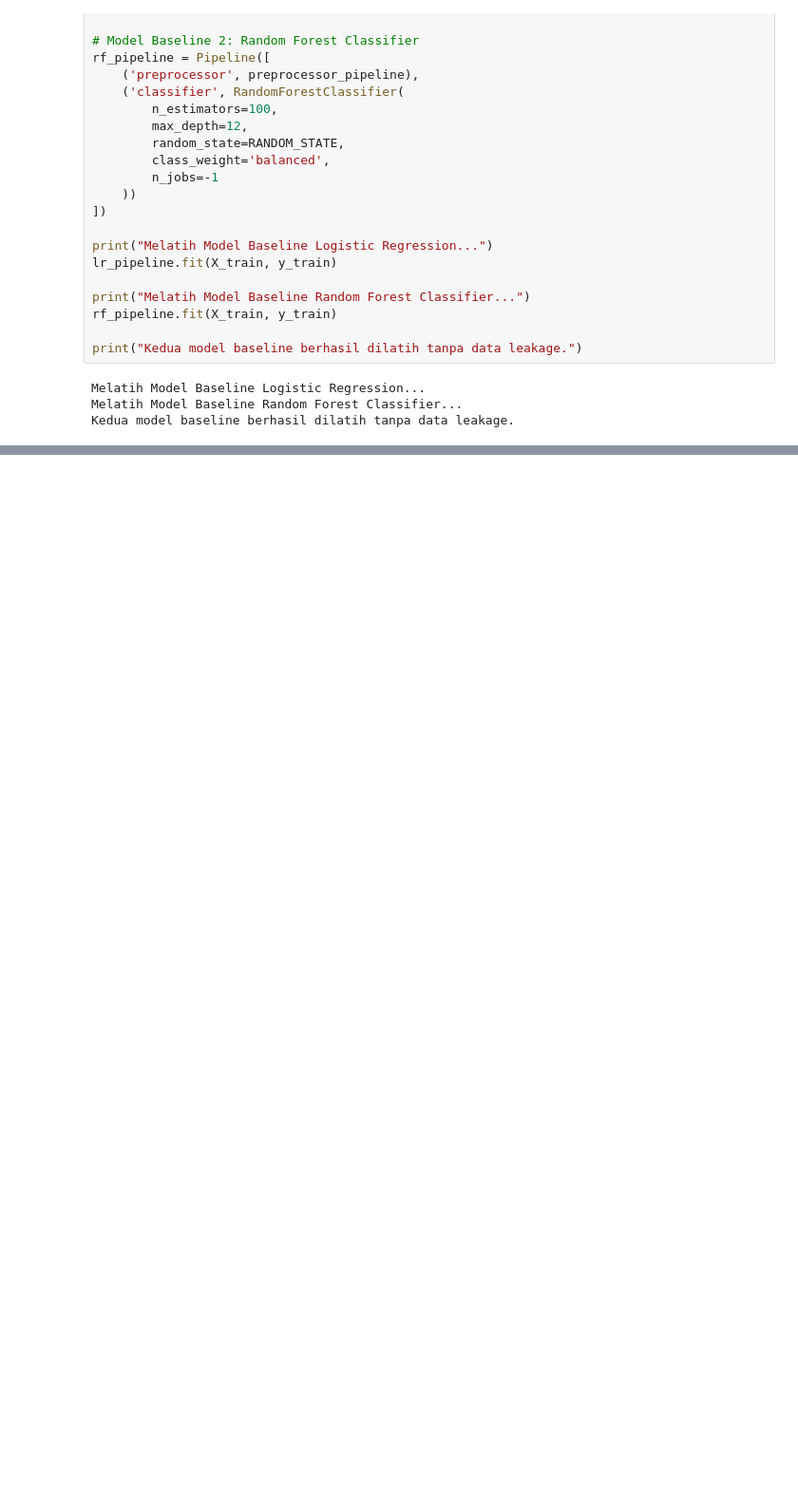
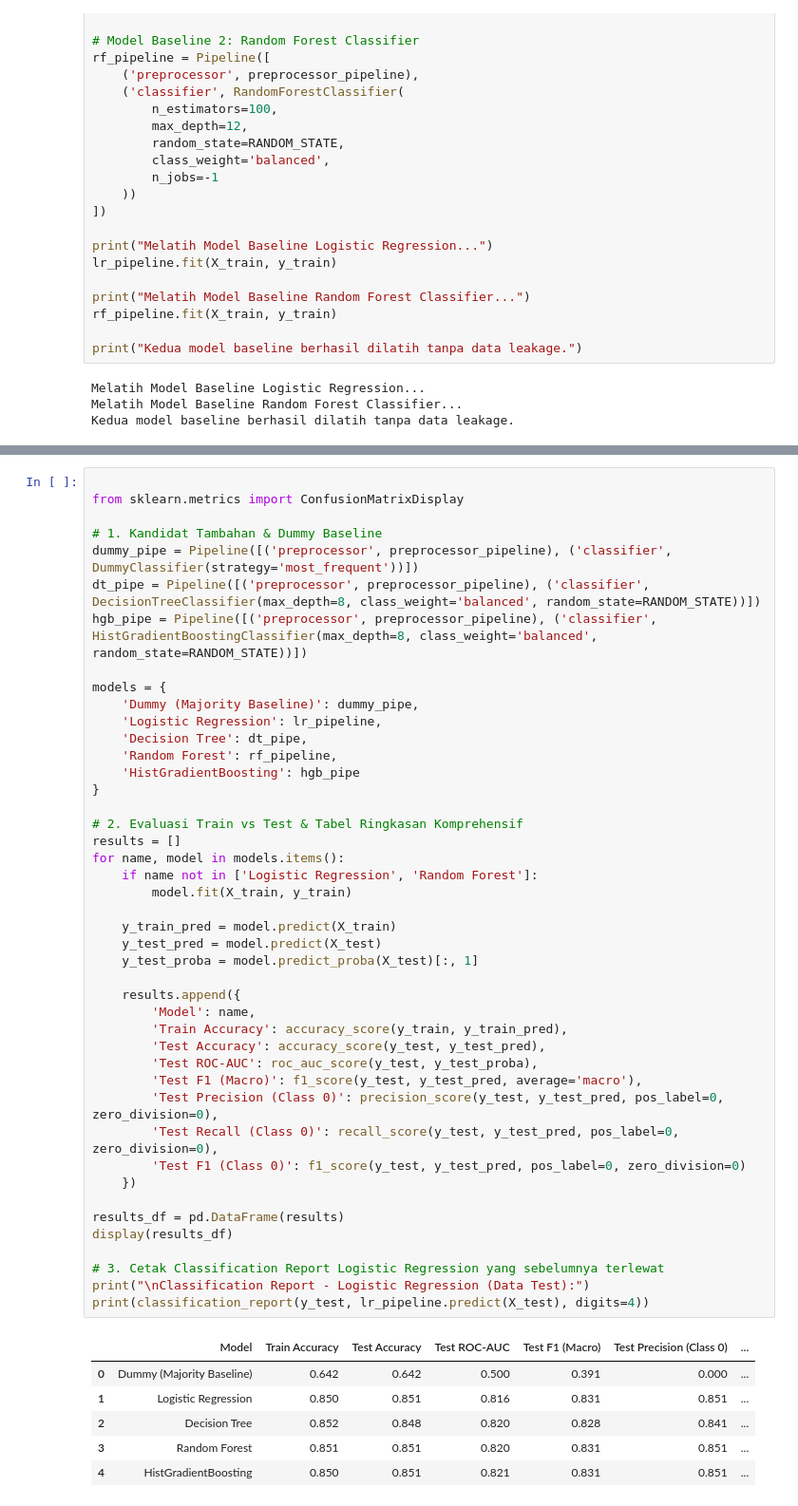
Before and after one commit to CallMeVinX/machine_learning, a Jupyter notebook: machinelearning.ipynb, the cells around one changed output, grey strips where cells are left out. Shown at 95% size. Saved outputs shown, nothing was run; the diff lists cells and outputs as text; blank space fills up the shorter version.

```diff
--- a/machinelearning.ipynb
+++ b/machinelearning.ipynb
@@ -1523,0 +1534,51 @@ Dokumentasi tata kelola pemodelan (*Model Governance*) disajikan dalam format st
+# %%
+
+from sklearn.metrics import ConfusionMatrixDisplay
+
+# 1. Kandidat Tambahan & Dummy Baseline
+dummy_pipe = Pipeline([('preprocessor', preprocessor_pipeline), ('classifier', DummyClassifier(strategy='most_frequent'))])
+dt_pipe = Pipeline([('preprocessor', preprocessor_pipeline), ('classifier', DecisionTreeClassifier(max_depth=8, class_weight='balanced', random_state=RANDOM_STATE))])
+hgb_pipe = Pipeline([('preprocessor', preprocessor_pipeline), ('classifier', HistGradientBoostingClassifier(max_depth=8, class_weight='balanced', random_state=RANDOM_STATE))])
+
+models = {
+    'Dummy (Majority Baseline)': dummy_pipe,
+    'Logistic Regression': lr_pipeline,
+    'Decision Tree': dt_pipe,
+    'Random Forest': rf_pipeline,
+    'HistGradientBoosting': hgb_pipe
+}
+
+# 2. Evaluasi Train vs Test & Tabel Ringkasan Komprehensif
+results = []
+for name, model in models.items():
+    if name not in ['Logistic Regression', 'Random Forest']:
+        model.fit(X_train, y_train)
+
+    y_train_pred = model.predict(X_train)
+    y_test_pred = model.predict(X_test)
+    y_test_proba = model.predict_proba(X_test)[:, 1]
+
+    results.append({
+        'Model': name,
+        'Train Accuracy': accuracy_score(y_train, y_train_pred),
+        'Test Accuracy': accuracy_score(y_test, y_test_pred),
+        'Test ROC-AUC': roc_auc_score(y_test, y_test_proba),
+        'Test F1 (Macro)': f1_score(y_test, y_test_pred, average='macro'),
+        'Test Precision (Class 0)': precision_score(y_test, y_test_pred, pos_label=0, zero_division=0),
+        'Test Recall (Class 0)': recall_score(y_test, y_test_pred, pos_label=0, zero_division=0),
+        'Test F1 (Class 0)': f1_score(y_test, y_test_pred, pos_label=0, zero_division=0)
+    })
+
+results_df = pd.DataFrame(results)
+display(results_df)
+
+# 3. Cetak Classification Report Logistic Regression yang sebelumnya terlewat
+print("\nClassification Report - Logistic Regression (Data Test):")
+print(classification_report(y_test, lr_pipeline.predict(X_test), digits=4))
+# %% [output]
+|  | Model | Train Accuracy | Test Accuracy | Test ROC-AUC | Test F1 (Macro) | Test Precision (Class 0) | ... |
+| 0 | Dummy (Majority Baseline) | 0.642 | 0.642 | 0.500 | 0.391 | 0.000 | ... |
+| 1 | Logistic Regression | 0.850 | 0.851 | 0.816 | 0.831 | 0.851 | ... |
+| 2 | Decision Tree | 0.852 | 0.848 | 0.820 | 0.828 | 0.841 | ... |
+| 3 | Random Forest | 0.851 | 0.851 | 0.820 | 0.831 | 0.851 | ... |
+| 4 | HistGradientBoosting | 0.850 | 0.851 | 0.821 | 0.831 | 0.851 | ... |
```
Also changed, not shown: parts of 54 cells of this notebook, 1 other file.
